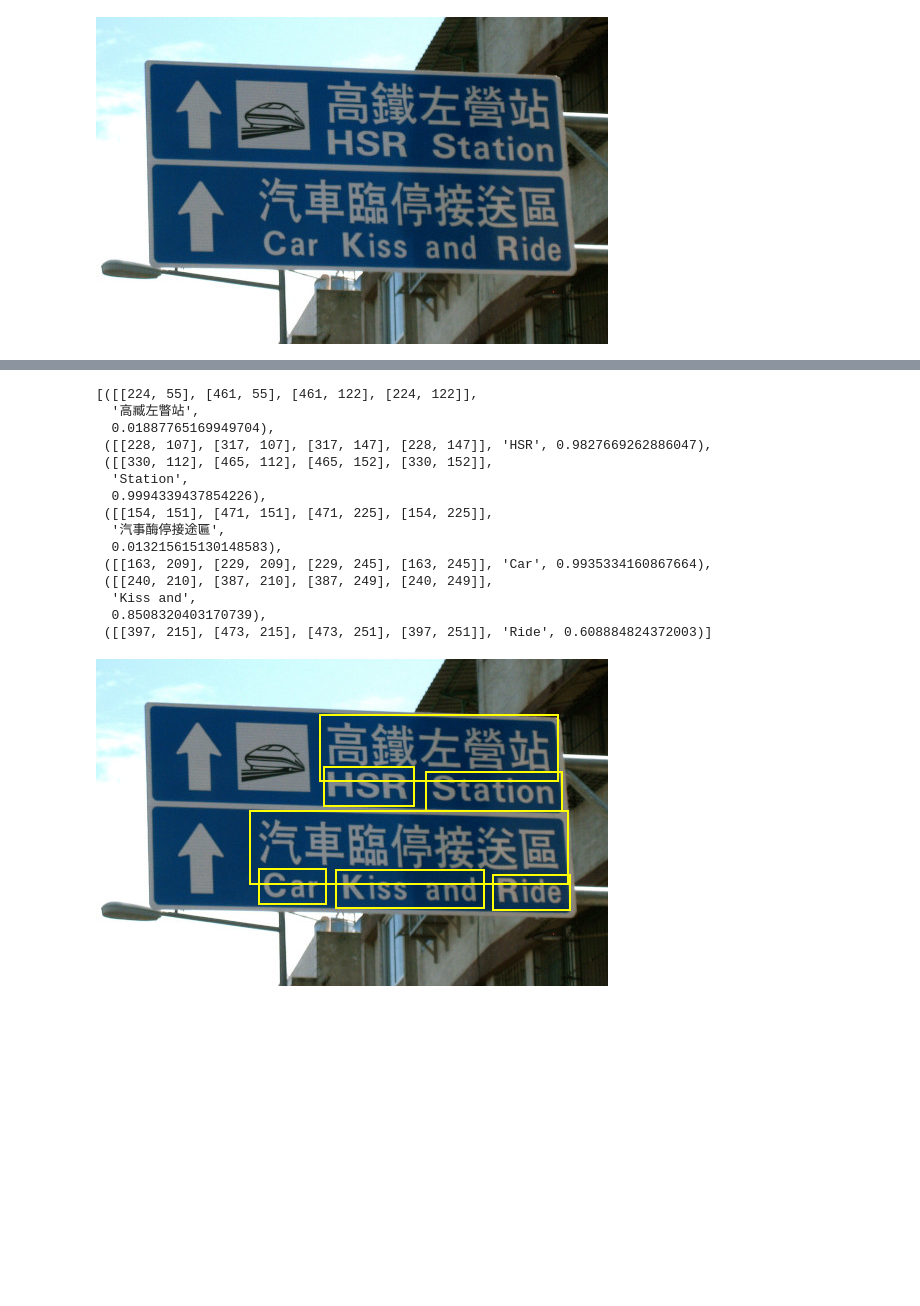
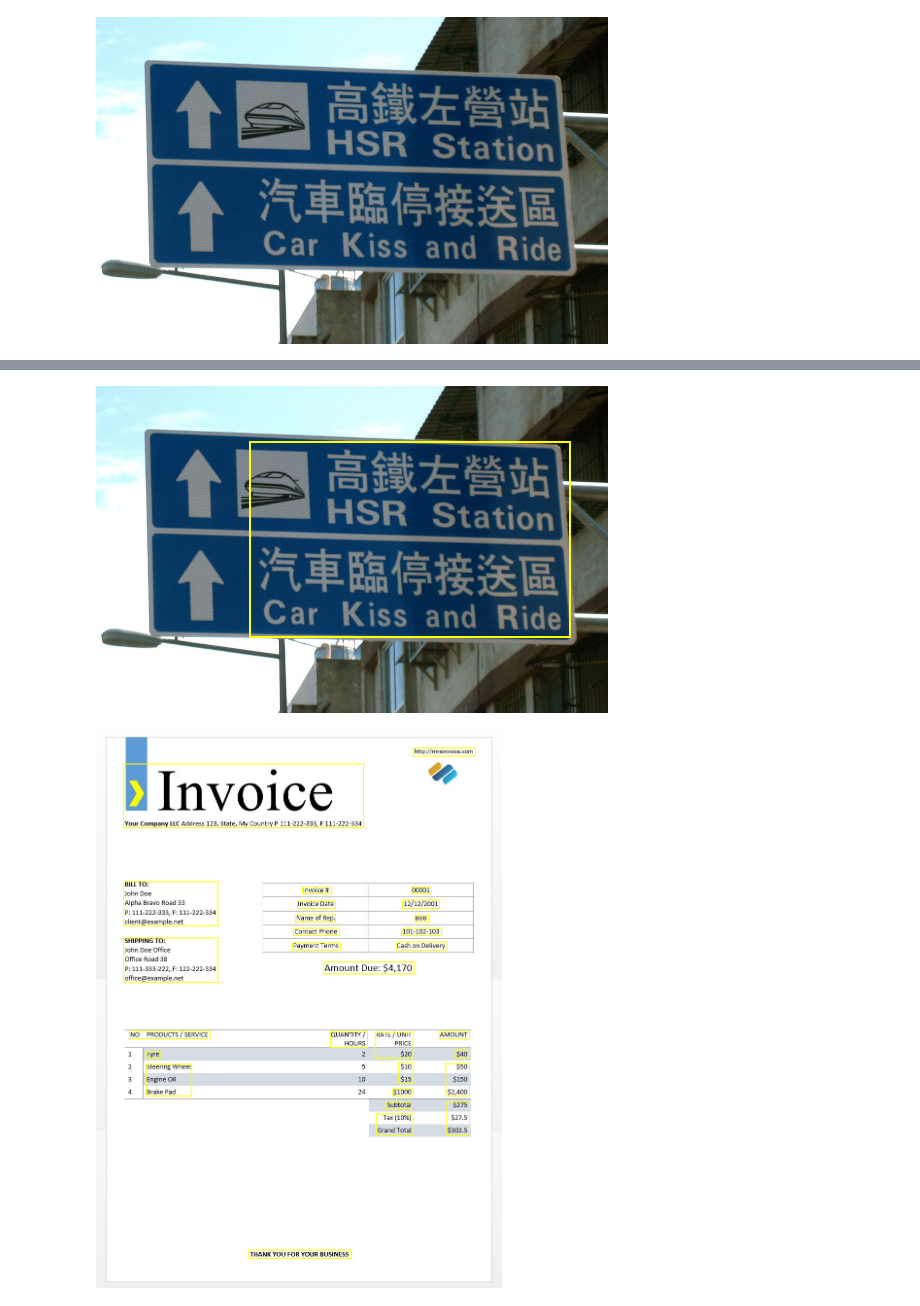
Before and after one commit to rurounigit/EasyOCR, a Jupyter notebook: easyocr.ipynb, the cells around one changed output, grey strips where cells are left out. Drawn from its saved outputs; the diff is of its cells as text; code cells hidden in the pictures; blank space fills up the shorter version.

```diff
--- a/easyocr.ipynb
+++ b/easyocr.ipynb
@@ -3,3 +5,5 @@
+# %%
+image_folder = 'easyocr_samples'  # Replace with your folder path
 # %%
 !pip install easyocr
 # %% [output]
@@ -38,7 +28,7 @@ drwxr-xr-x 1 root root  4096 Oct 14 13:23 sample_data
 # show an image
 import PIL
 from PIL import ImageDraw
-im = PIL.Image.open("chinese_tra.jpg")
+im = PIL.Image.open("easyocr_samples/chinese_tra.jpg")
 im
 # %% [output]
 [figure]
@@ -55,23 +43,3 @@ Progress: |███████████████████████
-# %%
-# Doing OCR. Get bounding boxes.
-bounds = reader.readtext('chinese_tra.jpg')
-bounds
-# %% [output]
-[([[224, 55], [461, 55], [461, 122], [224, 122]],
-  '高臧左瞥站',
-  0.01887765169949704),
- ([[228, 107], [317, 107], [317, 147], [228, 147]], 'HSR', 0.9827669262886047),
- ([[330, 112], [465, 112], [465, 152], [330, 152]],
-  'Station',
-  0.9994339437854226),
- ([[154, 151], [471, 151], [471, 225], [154, 225]],
-  '汽事酶停接途匾',
-  0.013215615130148583),
- ([[163, 209], [229, 209], [229, 245], [163, 245]], 'Car', 0.9935334160867664),
- ([[240, 210], [387, 210], [387, 249], [240, 249]],
-  'Kiss and',
-  0.8508320403170739),
- ([[397, 215], [473, 215], [473, 251], [397, 251]], 'Ride', 0.608884824372003)]
 # %%
 # Draw bounding boxes
 def draw_boxes(image, bounds, color='yellow', width=2):
@@ -80,7 +48,14 @@ def draw_boxes(image, bounds, color='yellow', width=2):
         p0, p1, p2, p3 = bound[0]
         draw.line([*p0, *p1, *p2, *p3, *p0], fill=color, width=width)
     return image
-
-draw_boxes(im, bounds)
-# %% [output]
-[figure, removed]
+# %%
+for filename in os.listdir(image_folder):
+    if filename.endswith(('.jpg', '.png', '.jpeg')):
+        image_path = os.path.join(image_folder, filename)
+        im = PIL.Image.open(image_path)
+        bounds = reader.readtext(image_path, paragraph=True)
+        draw_boxes(im, bounds).save(f"output_{filename}") # to save image
+        display(im) # to show images
+# %% [output]
+[figure, added]
+[figure, added]
```
Also changed, not shown: parts of 4 cells of this notebook.
